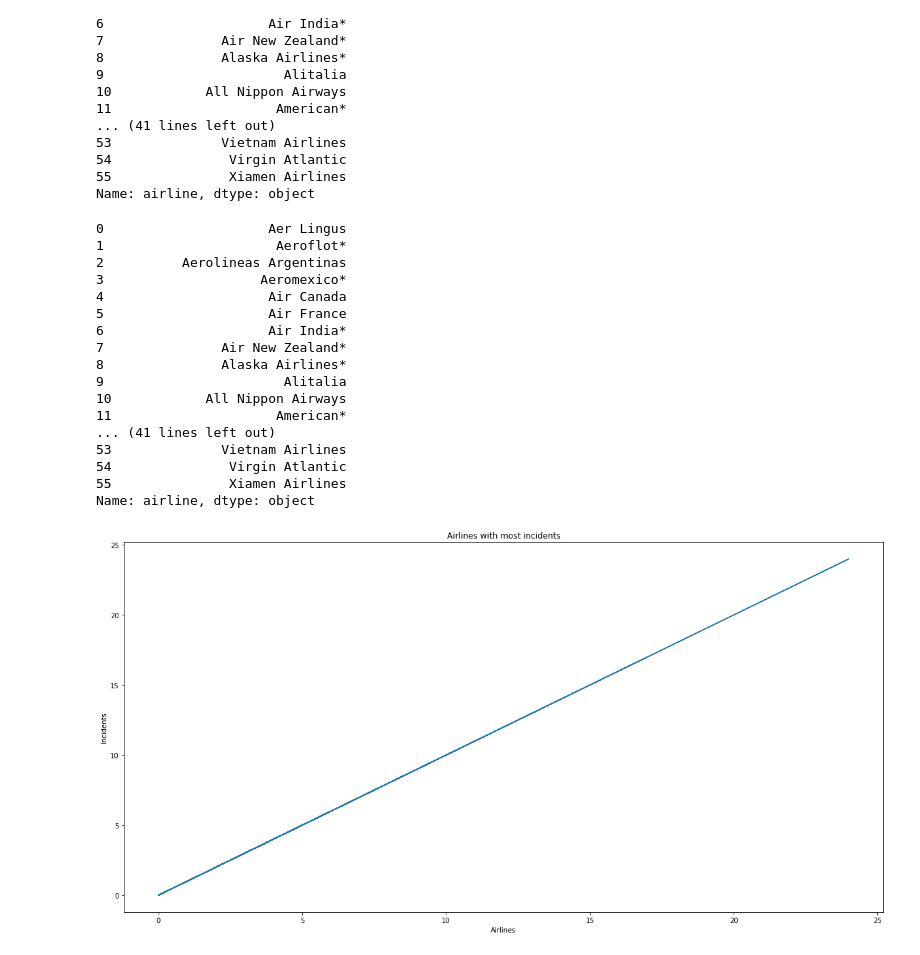
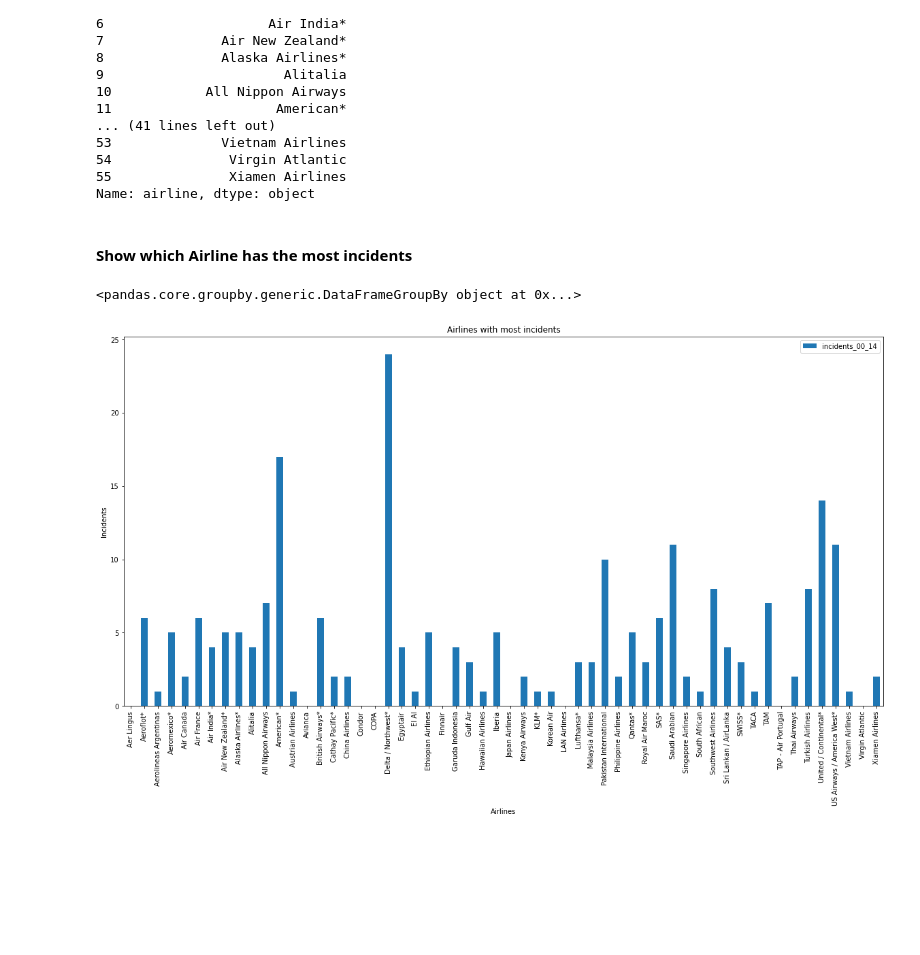
Before and after one commit to mrcl-crz/Airline-Safety-on-Bad-Weather, a Jupyter notebook: Airline Safety on Bad Weather.ipynb, the cells around one changed output. Drawn from its saved outputs; the diff is of its cells as text; code cells hidden in the pictures; blank space fills up the shorter version.

Commit message:
New plot

```diff
--- a/Airline Safety on Bad Weather.ipynb
+++ b/Airline Safety on Bad Weather.ipynb
@@ -66,2 +0,0 @@ dtype: object
-# %%
-airline_safety = pd.read_csv('https://raw.githubusercontent.com/fivethirtyeight/data/master/airline-safety/airline-safety.csv')
@@ -132,4 +0,0 @@ Name: airline, dtype: object
-# %%
-%matplotlib inline
-import matplotlib.pyplot as plt
-plt.rc('figure', figsize= (20, 10))
@@ -254,6 +121,8 @@ airline_safety.airline.drop_duplicates()
 54               Virgin Atlantic
 55               Xiamen Airlines
 Name: airline, dtype: object
+# %% [markdown]
+#### Show which Airline has the most incidents
 # %%
 %matplotlib inline
 import matplotlib.pyplot as plt
@@ -261,20 +131,0 @@ plt.rc('figure', figsize= (20, 10))
-# %%
-airline_safety['airline']
-# %% [output]
-0                     Aer Lingus
-1                      Aeroflot*
-2          Aerolineas Argentinas
-3                    Aeromexico*
-4                     Air Canada
-5                     Air France
-6                     Air India*
-7               Air New Zealand*
-8               Alaska Airlines*
-9                       Alitalia
-10            All Nippon Airways
-11                     American*
-... (41 lines left out)
-53              Vietnam Airlines
-54               Virgin Atlantic
-55               Xiamen Airlines
-Name: airline, dtype: object
@@ -284,8 +132,16 @@ x = airline_safety['incidents_00_14']
+# %%
+result = airline_safety.groupby(['airline'])
+# %% [output]
+<pandas.core.groupby.generic.DataFrameGroupBy object at 0x...>
 # %%
-plt.plot(x, y)
+x = airline_safety['airline']
+y = airline_safety['incidents_00_14']
+
+airline_safety.plot(x = 'airline', y = 'incidents_00_14', kind='bar')
+
 plt.xlabel('Airlines')
 plt.ylabel('Incidents')
 plt.title('Airlines with most incidents')
 plt.show()
 # %% [output]
-[figure, old version]
+[figure, new version]
```
Also changed, not shown: parts of 21 cells of this notebook.
